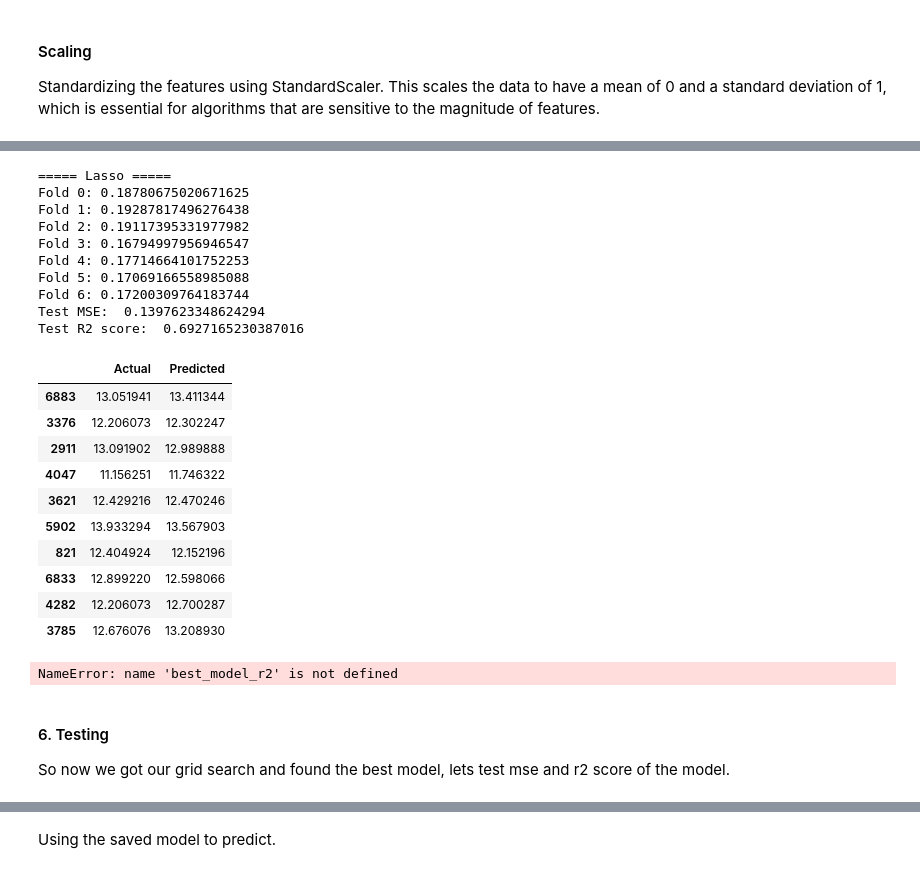
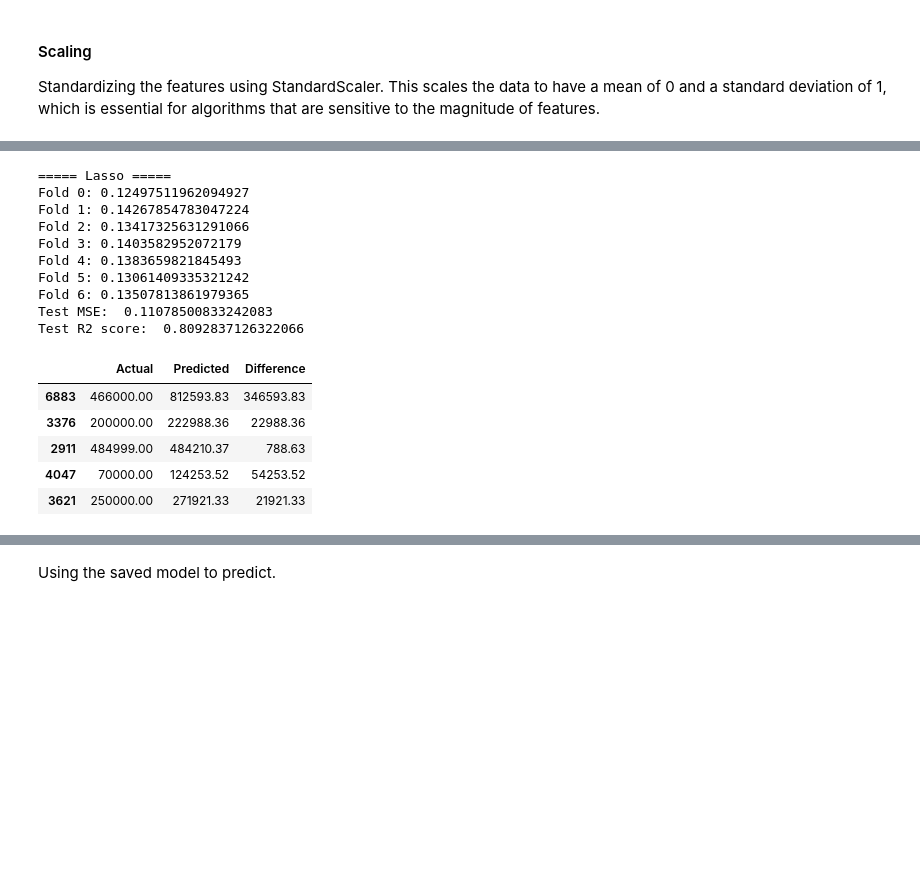
Before and after one commit to puskr99/A3-car-price, a Jupyter notebook: code/car-price-prediction.ipynb, the cells around one changed output, grey strips where cells are left out. Drawn from its saved outputs; the diff is of its cells as text; code cells hidden in the pictures; blank space fills up the shorter version.

```diff
--- a/code/car-price-prediction.ipynb
+++ b/code/car-price-prediction.ipynb
@@ -788,7 +808,10 @@ regs = ["Lasso"]
 
 for reg in regs:
 
-    params = {"method": "mini_batch", "lr": 0.001, "l": 0.13, "weight_init": "xavier", "num_epochs": 100, "momemtum": 0.45}
+    params = {
+                "method": "mini_batch", "lr": 0.01, "l": 0.07, "weight_init": "xavier",
+                "num_epochs": 100, "momemtum": 0.45, "cv": 7, "degree": None
+            }
     mlflow.start_run(run_name=f"method-{params['method']}-lr-{params['lr']}-reg-{reg}", nested=True)
 
     print("="*5, reg, "="*5)
@@ -812,30 +835,30 @@ for reg in regs:
     mlflow.end_run()
 # %% [output]
 ===== Lasso =====
-Fold 0: 0.18780675020671625
-Fold 1: 0.19287817496276438
-Fold 2: 0.19117395331977982
-Fold 3: 0.16794997956946547
-Fold 4: 0.17714664101752253
-Fold 5: 0.17069166558985088
-Fold 6: 0.17200309764183744
-Test MSE:  0.1397623348624294
-Test R2 score:  0.6927165230387016
+Fold 0: 0.12497511962094927
+Fold 1: 0.14267854783047224
+Fold 2: 0.13417325631291066
+Fold 3: 0.1403582952072179
+Fold 4: 0.1383659821845493
+Fold 5: 0.13061409335321242
+Fold 6: 0.13507813861979365
+Test MSE:  0.11078500833242083
+Test R2 score:  0.8092837126322066
-# %%
-comp = pd.DataFrame({"Actual":y_test, 'Predicted':yhat})
-comp.head(10)
-# %% [output]
-|  | Actual | Predicted |
-| 6883 | 13.051941 | 13.411344 |
-| 3376 | 12.206073 | 12.302247 |
-| 2911 | 13.091902 | 12.989888 |
-| 4047 | 11.156251 | 11.746322 |
-| 3621 | 12.429216 | 12.470246 |
-| 5902 | 13.933294 | 13.567903 |
-| 821 | 12.404924 | 12.152196 |
-| 6833 | 12.899220 | 12.598066 |
-| 4282 | 12.206073 | 12.700287 |
-| 3785 | 12.676076 | 13.208930 |
+# %%
+pd.set_option('display.float_format', '{:.2f}'.format)
+comp = pd.DataFrame({
+    "Actual": np.exp(y_test),
+    'Predicted': np.exp(yhat),
+    "Difference": (np.abs(np.exp(yhat) - np.exp(y_test)))
+})
+comp.head()
+# %% [output]
+|  | Actual | Predicted | Difference |
+| 6883 | 466000.00 | 812593.83 | 346593.83 |
+| 3376 | 200000.00 | 222988.36 | 22988.36 |
+| 2911 | 484999.00 | 484210.37 | 788.63 |
+| 4047 | 70000.00 | 124253.52 | 54253.52 |
+| 3621 | 250000.00 | 271921.33 | 21921.33 |
 # %%
 # from itertools import product
 
@@ -896,20 +919,14 @@ comp.head(10)
 
 #         mlflow.end_run()
 # %%
-print(f"Best Model by R² Score: {best_model_r2} with R² Score: {best_r2:.4f}")
-print(f"Best Model by MSE: {best_model_mse} with MSE: {best_mse:.4f}")
+# print(f"Best Model by R² Score: {best_model_r2} with R² Score: {best_r2:.4f}")
+# print(f"Best Model by MSE: {best_model_mse} with MSE: {best_mse:.4f}")
 
-mlflow.end_run()
-print('best model r2: ', best_model_r2)
-print('='*100)
-print('best model ms2: ', best_model_mse)
-print('='*100)
-print('best_mse_loss: ', best_params_r2)
-print('='*130)
-print('best_param_mse: ', best_params_mse)
+# mlflow.end_run()
+# print('best model r2: ', best_model_r2)
+# print('='*100)
+# print('best model ms2: ', best_model_mse)
+# print('='*100)
+# print('best_mse_loss: ', best_params_r2)
+# print('='*130)
+# print('best_param_mse: ', best_params_mse)
-# %% [output]
-NameError: name 'best_model_r2' is not defined
-# %% [markdown]
-#### 6. Testing
-
-So now we got our grid search and found the best model, lets test mse and r2 score of the model.
```
Also changed, not shown: parts of 9 cells of this notebook, 2 other files.
